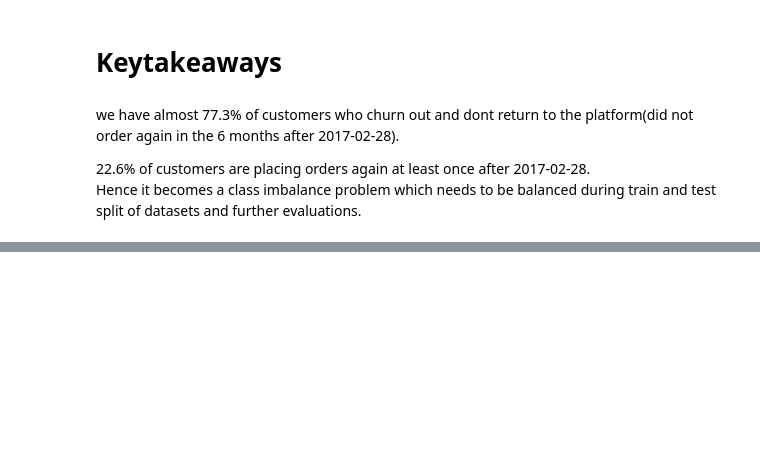
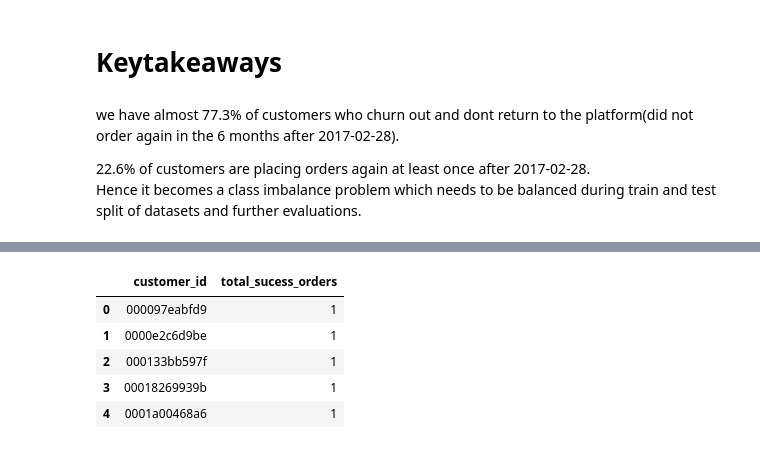
Before and after one commit to yh18190/chunautee_samna, a Jupyter notebook: DataPrep_Transformations.ipynb, the cells around one changed output, grey strips where cells are left out. Cells and saved outputs as stored; diff of their text form; code cells hidden in the pictures; blank space fills up the shorter version.

```diff
--- a/DataPrep_Transformations.ipynb
+++ b/DataPrep_Transformations.ipynb
@@ -180,0 +209,12 @@ Hence it becomes a class imbalance problem which needs to be balanced during tra
+# %%
+#total successful orders ie filtering orders with customer_order_rank is null (failed orders)
+df_count_sucess_orders=df_orders[~df_orders.customer_order_rank.isnull()][['customer_id','customer_order_rank']]
+df_count_sucess_orders=df_count_sucess_orders.groupby('customer_id')['customer_order_rank'].count().reset_index(name='total_sucess_orders')
+df_count_sucess_orders.head()
+# %% [output]
+|  | customer_id | total_sucess_orders |
+| 0 | 000097eabfd9 | 1 |
+| 1 | 0000e2c6d9be | 1 |
+| 2 | 000133bb597f | 1 |
+| 3 | 00018269939b | 1 |
+| 4 | 0001a00468a6 | 1 |
```
Also changed, not shown: parts of 11 cells of this notebook.
